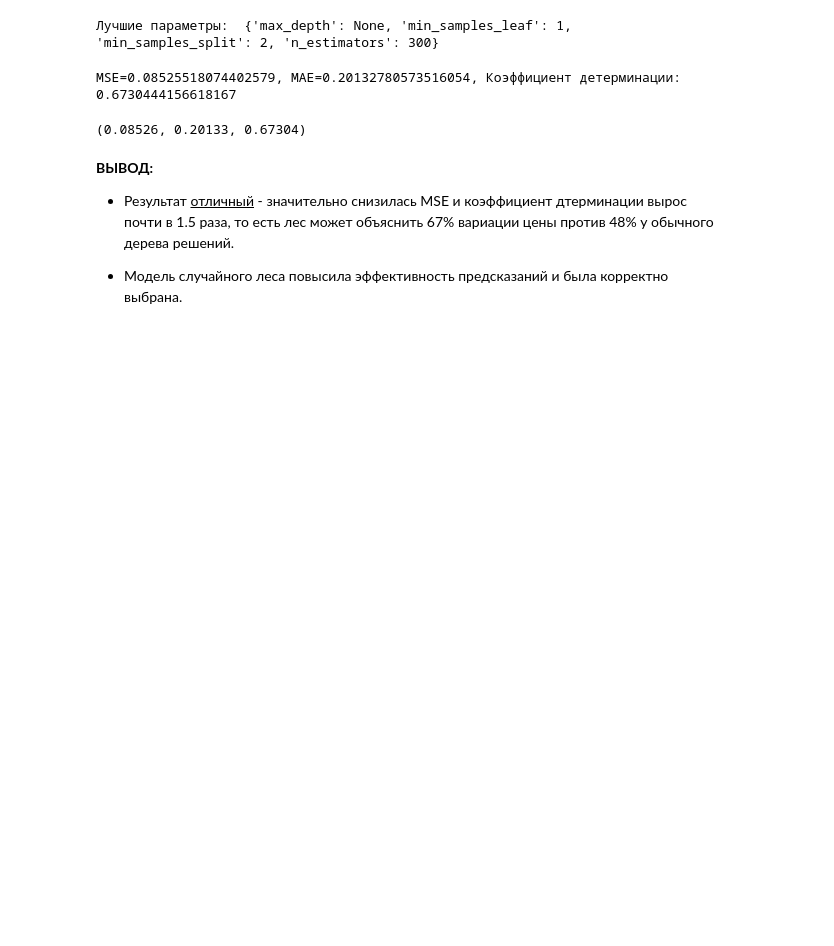
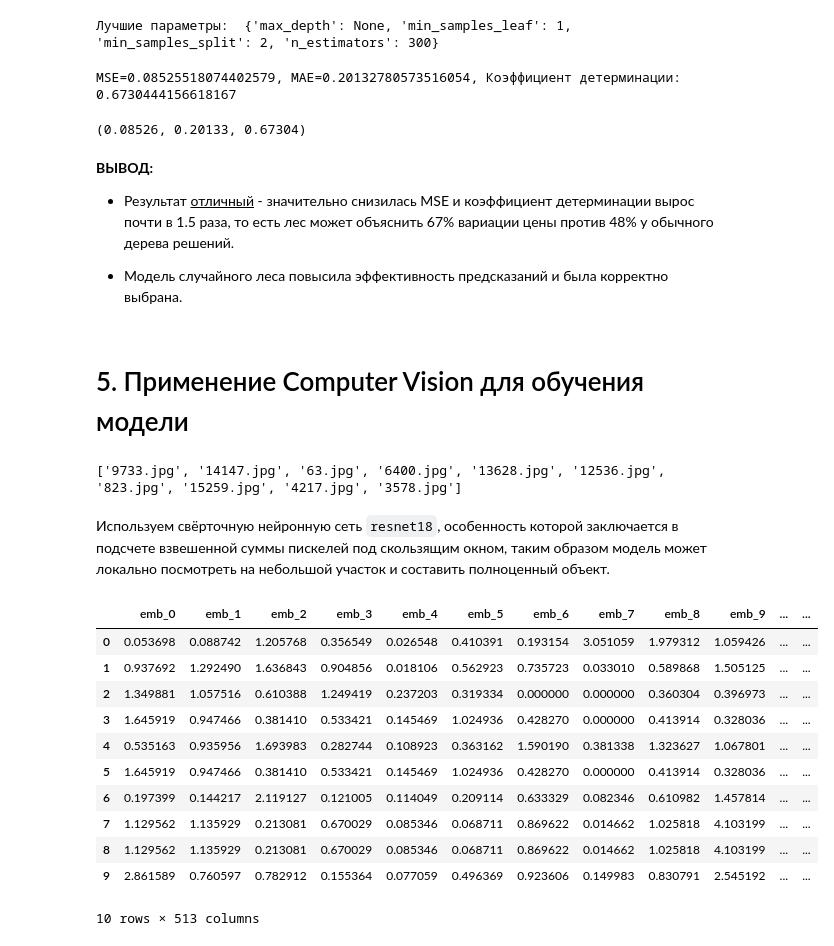
Before and after one commit to dengidredengi/House-Price-Prediction-EDA-Feature-Engineering-ML-Pipeline-CV, a Jupyter notebook: model.ipynb, the cells around one changed output. Saved outputs shown, nothing was run; the diff lists cells and outputs as text; code cells hidden in the pictures; blank space fills up the shorter version.

Commit message:
CV & embeddings data

```diff
--- a/model.ipynb
+++ b/model.ipynb
@@ -450,6 +453,56 @@ MSE=0.08525518074402579, MAE=0.20132780573516054, Коэффициент дет
 (0.08526, 0.20133, 0.67304)
 # %% [markdown]
 **ВЫВОД:**
-- Результат <u>отличный</u> - значительно снизилась MSE и коэффициент дтерминации вырос почти в 1.5 раза, то есть лес может объяснить 67% вариации цены против 48% у обычного дерева решений.
+- Результат <u>отличный</u> - значительно снизилась MSE и коэффициент детерминации вырос почти в 1.5 раза, то есть лес может объяснить 67% вариации цены против 48% у обычного дерева решений.
 
 - Модель случайного леса повысила эффективность предсказаний и была корректно выбрана.
+# %% [markdown]
+# 5. Применение Computer Vision для обучения модели
+# %%
+IMAGE_DIR = 'houses_pics'
+print(os.listdir(IMAGE_DIR)[:10])
+# %% [output]
+['9733.jpg', '14147.jpg', '63.jpg', '6400.jpg', '13628.jpg', '12536.jpg', '823.jpg', '15259.jpg', '4217.jpg', '3578.jpg']
+# %% [markdown]
+Используем свёрточную нейронную сеть `resnet18`, особенность которой заключается в подсчете взвешенной суммы пискелей под скользящим окном, таким образом модель может локально посмотреть на небольшой участок и составить полноценный объект.
+# %%
+cnn = models.resnet18(weights='IMAGENET1K_V1')
+cnn.fc = torch.nn.Identity()
+cnn.eval() # Гарантирует, что одна и та же картинка даст одинаковый вектор
+
+preprocess = transforms.Compose([
+    transforms.Resize((224, 224)),
+    transforms.ToTensor(),
+    transforms.Normalize([0.485, 0.456, 0.406], [0.229, 0.224, 0.225]),
+])
+
+def image_to_embedding(img_id):
+    path = os.path.join(IMAGE_DIR, f'{img_id}.jpg')
+    image = Image.open(path).convert('RGB') # 3 оси
+    x = preprocess(image).unsqueeze(0) # Добавляем ось, так как модель ждет батч (его форма (N, 3, 224, 224))
+
+    with torch.no_grad():
+        return cnn(x).squeeze().numpy()
+
+if os.path.exists('embeddings.csv'):
+    emb_df = pd.read_csv('embeddings.csv')
+else:
+    embeddings = [image_to_embedding(i) for i in df['image_id']]
+    emb_df = pd.DataFrame(embeddings, columns=[f'emb_{i}' for i in range(512)])
+    emb_df['image_id'] = df['image_id'].values
+    emb_df.to_csv('embeddings.csv', index=False)
+# %%
+emb_df.head(10)
+# %% [output]
+|  | emb_0 | emb_1 | emb_2 | emb_3 | emb_4 | emb_5 | emb_6 | emb_7 | emb_8 | emb_9 | ... | ... |
+| 0 | 0.053698 | 0.088742 | 1.205768 | 0.356549 | 0.026548 | 0.410391 | 0.193154 | 3.051059 | 1.979312 | 1.059426 | ... | ... |
+| 1 | 0.937692 | 1.292490 | 1.636843 | 0.904856 | 0.018106 | 0.562923 | 0.735723 | 0.033010 | 0.589868 | 1.505125 | ... | ... |
+| 2 | 1.349881 | 1.057516 | 0.610388 | 1.249419 | 0.237203 | 0.319334 | 0.000000 | 0.000000 | 0.360304 | 0.396973 | ... | ... |
+| 3 | 1.645919 | 0.947466 | 0.381410 | 0.533421 | 0.145469 | 1.024936 | 0.428270 | 0.000000 | 0.413914 | 0.328036 | ... | ... |
+| 4 | 0.535163 | 0.935956 | 1.693983 | 0.282744 | 0.108923 | 0.363162 | 1.590190 | 0.381338 | 1.323627 | 1.067801 | ... | ... |
+| 5 | 1.645919 | 0.947466 | 0.381410 | 0.533421 | 0.145469 | 1.024936 | 0.428270 | 0.000000 | 0.413914 | 0.328036 | ... | ... |
+| 6 | 0.197399 | 0.144217 | 2.119127 | 0.121005 | 0.114049 | 0.209114 | 0.633329 | 0.082346 | 0.610982 | 1.457814 | ... | ... |
+| 7 | 1.129562 | 1.135929 | 0.213081 | 0.670029 | 0.085346 | 0.068711 | 0.869622 | 0.014662 | 1.025818 | 4.103199 | ... | ... |
+| 8 | 1.129562 | 1.135929 | 0.213081 | 0.670029 | 0.085346 | 0.068711 | 0.869622 | 0.014662 | 1.025818 | 4.103199 | ... | ... |
+| 9 | 2.861589 | 0.760597 | 0.782912 | 0.155364 | 0.077059 | 0.496369 | 0.923606 | 0.149983 | 0.830791 | 2.545192 | ... | ... |
+10 rows × 513 columns
```
Also changed, not shown: parts of 9 cells of this notebook, 1 other file.
